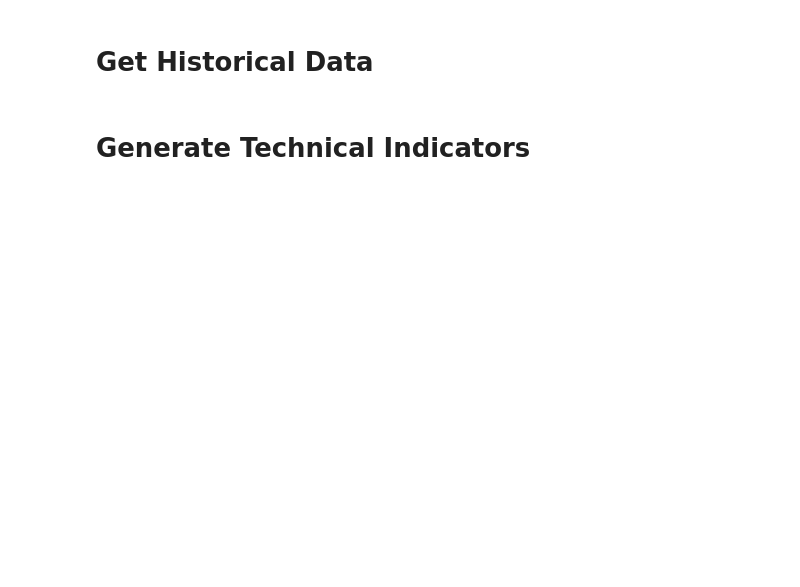
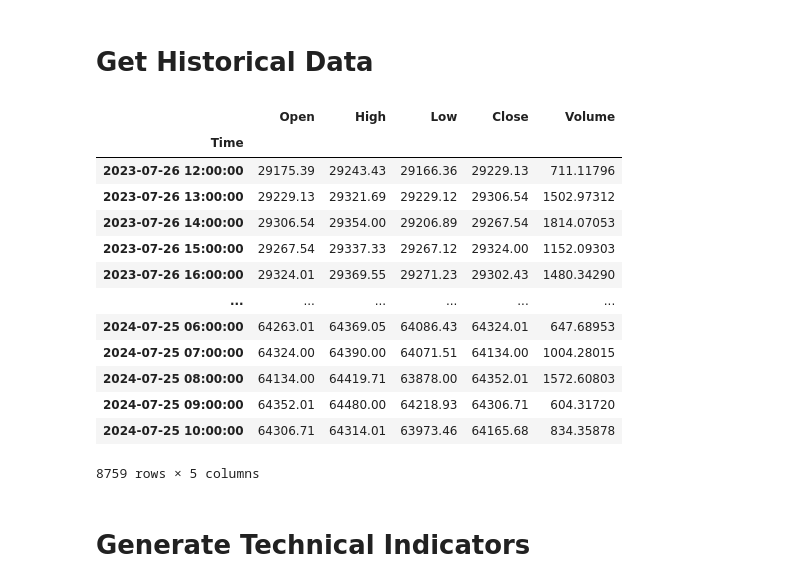
Before and after one commit to nolanspecter/binance_trading_bot, a Jupyter notebook: bot.ipynb, the cells around one changed output. Cells and saved outputs as stored; diff of their text form; code cells hidden in the pictures; blank space fills up the shorter version.

```diff
--- a/bot.ipynb
+++ b/bot.ipynb
@@ -10,23 +10,39 @@ from key import PUB_KEY, SEC_KEY
 # %%
 # Connecting to Binance
 client = Client(PUB_KEY, SEC_KEY)
 # Get historical data
 df = pd.DataFrame(client.get_historical_klines('BTCUSDT',
                              Client.KLINE_INTERVAL_1HOUR,
                                       str(365) + ' days ago UTC'))
 
 # First 6 column represent Time and OHLCV values
 df = df.iloc[:, :6]
 df.columns = ['Time', 'Open', 'High', 'Low', 'Close', 'Volume']
 
 # Convert first column into datetime
 df['Time'] = pd.to_datetime(df['Time'], unit='ms')
 for column in df.columns:
     if column != 'Time':
         df[column] = df[column].astype(float)
 
 # Set Time as index
 df.set_index('Time', inplace=True)
+df = df.iloc[:-1]
+# %% [output]
+|  | Open | High | Low | Close | Volume |
+| Time |  |  |  |  |  |
+| 2023-07-26 12:00:00 | 29175.39 | 29243.43 | 29166.36 | 29229.13 | 711.11796 |
+| 2023-07-26 13:00:00 | 29229.13 | 29321.69 | 29229.12 | 29306.54 | 1502.97312 |
+| 2023-07-26 14:00:00 | 29306.54 | 29354.00 | 29206.89 | 29267.54 | 1814.07053 |
+| 2023-07-26 15:00:00 | 29267.54 | 29337.33 | 29267.12 | 29324.00 | 1152.09303 |
+| 2023-07-26 16:00:00 | 29324.01 | 29369.55 | 29271.23 | 29302.43 | 1480.34290 |
+| ... | ... | ... | ... | ... | ... |
+| 2024-07-25 06:00:00 | 64263.01 | 64369.05 | 64086.43 | 64324.01 | 647.68953 |
+| 2024-07-25 07:00:00 | 64324.00 | 64390.00 | 64071.51 | 64134.00 | 1004.28015 |
+| 2024-07-25 08:00:00 | 64134.00 | 64419.71 | 63878.00 | 64352.01 | 1572.60803 |
+| 2024-07-25 09:00:00 | 64352.01 | 64480.00 | 64218.93 | 64306.71 | 604.31720 |
+| 2024-07-25 10:00:00 | 64306.71 | 64314.01 | 63973.46 | 64165.68 | 834.35878 |
+8759 rows × 5 columns
 # %% [markdown]
 # Generate Technical Indicators
 # %%
```
Also changed, not shown: parts of 7 cells of this notebook.
